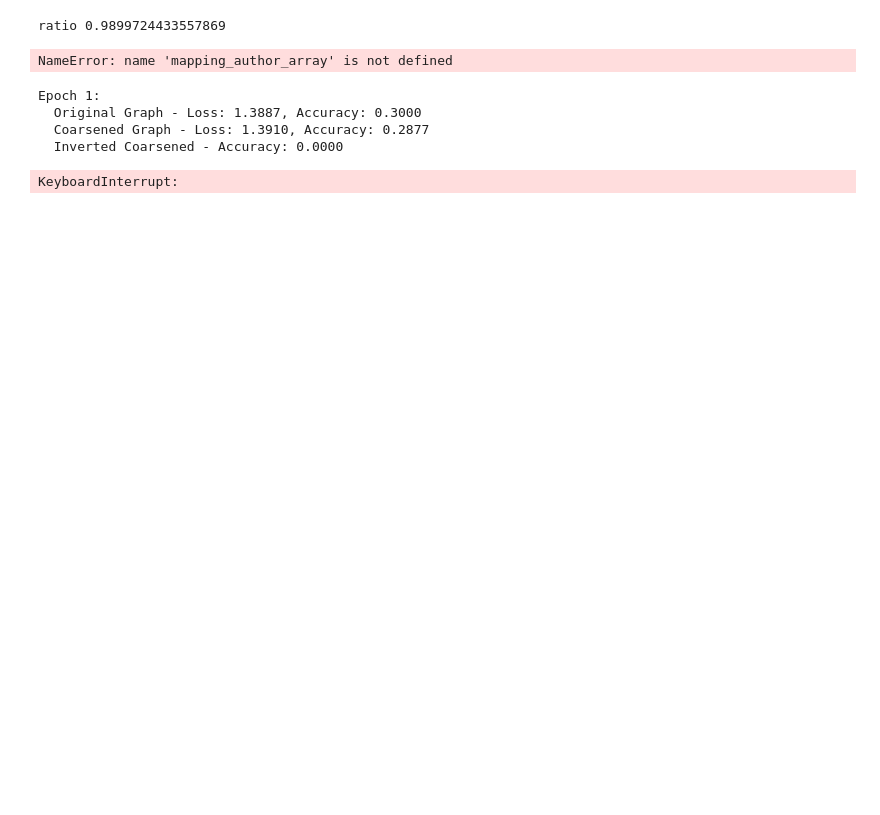
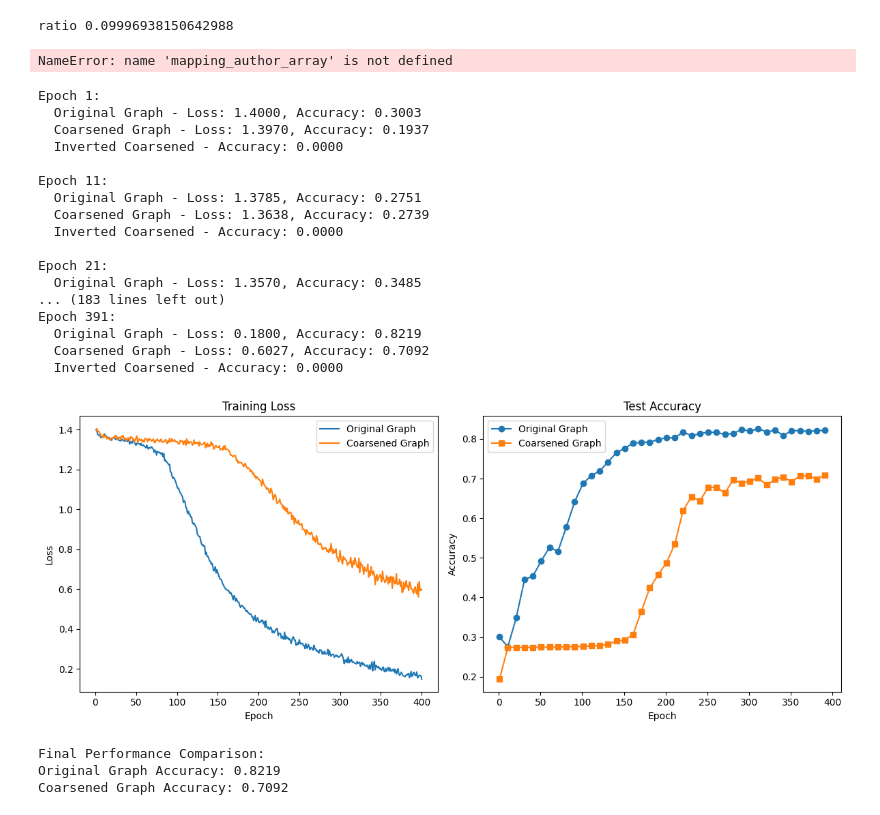
Before and after one commit to Robino-CK/hetero-conv-matching, a Jupyter notebook: tests_dblp copy.ipynb, the cells around one changed output. Saved outputs shown, nothing was run; the diff lists cells and outputs as text; code cells hidden in the pictures; blank space fills up the shorter version.

```diff
--- a/tests_dblp copy.ipynb
+++ b/tests_dblp copy.ipynb
@@ -15,12 +16,11 @@ original_graph = dataset.load_graph(n_components=30)
 # %%
 device= "cuda:3"
-#original_graph = original_graph.to(device)
-num_nearest_init_neighbors_per_type = {"papertoauthor": 10, "authortopaper": 10, "conferencetopaper":10, "papertoconference":10,"papertoterm":10, "termtopaper":10, "author":10 , "paper":10, "conference": 10, "term":20}
-
-coarsener = HeteroRGCNCoarsener(original_graph, 0.1, num_nearest_init_neighbors_per_type, device=device, use_cca=True, pairs_per_level=20,norm_p=1, approx_neigh=True, add_feat=False, use_out_degree=False)
+num_nearest_init_neighbors_per_type = {"papertoauthor": 50, "authortopaper": 50, "conferencetopaper":50, "papertoconference":50,"papertoterm":50, "termtopaper":50, "author":50 , "paper":50, "conference": 50, "term":50}
+from Projections.CCA import CCA
+coarsener = HeteroRGCNCoarsener(original_graph, 0.1, num_nearest_init_neighbors_per_type, use_zscore=False,device=device, cca_cls=CCA, pairs_per_level=20,norm_p=1, approx_neigh=True, add_feat=False, use_out_degree=False)
 
 coarsener.init()
-coarsener.r = 0.5
+#coarsener.r = 0.5
 coarsener.summarize()
 # %% [output]
 authortopaper
@@ -33,7 +44,7 @@ termtopaper
 import torch
 coarsend_graph = coarsener.summarized_graph
 
-coarsend_graph = coarsend_graph.cpu()
+#coarsend_graph = coarsend_graph.cpu()
 mapping = coarsener.get_mapping("author")
 coarsener.make_mask(mapping, "author")
 
@@ -41,7 +52,7 @@ labels = coarsener.get_labels(mapping, "author")
 coarsend_graph.nodes["author"].data["label"] = torch.tensor([labels[i] for i in range(len(labels)) ],  device=coarsend_graph.device) #,
 print("ratio", coarsend_graph.num_nodes()/ original_graph.num_nodes() )
 # %% [output]
-ratio 0.9899724433557869
+ratio 0.09996938150642988
 # %%
 import torch
 import dgl
@@ -92,7 +103,7 @@ def from_dgl_hetero_manual(g: dgl.DGLHeteroGraph) -> HeteroData:
 
     return data
 
-def dgl_to_pyg_input(g, device="cpu"):
+def dgl_to_pyg_input(g, device="cuda:3"):
     # Convert DGL heterograph to PyG's HeteroData
     pyg_data = from_dgl_hetero_manual  (g)
 
@@ -213,8 +224,8 @@ class ImprovedHeteroGNN(torch.nn.Module):
 
         return output_dict
 # %%
-original_data = original_data.to("cpu")
-coarsened_data =coarsened_data.to("cpu")
+original_data = original_data.to("cuda:3")
+coarsened_data =coarsened_data.to("cuda:3")
 # %%
 # Import necessary libraries (if not already imported)
 import torch
@@ -231,16 +242,16 @@ c_metadata=(c_node_types, c_edge_types)
 #coarsened_x_dict.update({"conference": torch.zeros((coarsened_data["conference"]["num_nodes"], 1))})# = 0  #= 0#
 
 #num_classes = len(original_data["author"]["label"].unique())
-device = "cpu"
+device = "cuda:3"
 target_node_type = "author"
 # Your existing model definition
 model_original = ImprovedHeteroGNN(metadata=o_metadata,target_feat=target_node_type, x_dict= original_x_dict ,num_classes= 4, dropout=0.1, hidden_channels=256, with_non_linear= True)
-model_coarsened = ImprovedHeteroGNN(metadata=c_metadata, target_feat=target_node_type,x_dict= coarsened_x_dict,num_classes= 4, dropout=0.1,hidden_channels=256, with_non_linear= True)
+model_coarsened = ImprovedHeteroGNN(metadata=c_metadata, target_feat=target_node_type,x_dict= coarsened_x_dict,num_classes= 4, dropout=0.1,hidden_channels=128, with_non_linear= True)
 model_original = model_original.to(device)
 model_coarsened = model_coarsened.to(device)
 # Optimizers
-optimizer_original = torch.optim.Adam(model_original.parameters(), lr=0.0001) #, weight_decay=5e-4
-optimizer_coarsened = torch.optim.Adam(model_coarsened.parameters(), lr=0.0001) #, weight_decay=5e-4
+optimizer_original = torch.optim.Adam(model_original.parameters(), lr=0.0001, weight_decay=5e-4) #
+optimizer_coarsened = torch.optim.Adam(model_coarsened.parameters(), lr=0.0001, weight_decay=5e-4) #, weight_decay=5e-4
 
 
 # Function to apply inversion mapping from coarsened to original
@@ -350,7 +361,7 @@ results = {
     "coarsened_acc": [],
     "inverted_acc": []
 }
-epochs = 1000
+epochs = 400
 for epoch in range(epochs):
     # Train both models
     original_loss = train_original()
@@ -389,36 +400,52 @@ plt.plot(results["epoch"], results["coarsened_loss"], label="Coarsened Graph")
 plt.xlabel("Epoch")
 plt.ylabel("Loss")
 plt.title("Training Loss")
 plt.legend()
 
 # Plot accuracy
 plt.subplot(1, 2, 2)
 x = [results["epoch"][i] for i in range(0, epochs, 10)]
 plt.plot(x, results["original_acc"], 'o-', label="Original Graph")
 plt.plot(x, results["coarsened_acc"], 's-', label="Coarsened Graph")
 #plt.plot(x, results["inverted_acc"], '^-', label="Inverted Coarsened")
 plt.xlabel("Epoch")
 plt.ylabel("Accuracy")
 plt.title("Test Accuracy")
 plt.legend()
 
 plt.tight_layout()
 plt.show()
 
 # Final comparison
 print("Final Performance Comparison:")
 print(f"Original Graph Accuracy: {results['original_acc'][-1]:.4f}")
 print(f"Coarsened Graph Accuracy: {results['coarsened_acc'][-1]:.4f}")
 #print(f"Inverted Coarsened Accuracy: {results['inverted_acc'][-1]:.4f}")
 
 # Calculate speedup from using coarsened graph
 # (You would need to time the training for a proper comparison)
 # %% [output]
 Epoch 1:
-  Original Graph - Loss: 1.3887, Accuracy: 0.3000
-  Coarsened Graph - Loss: 1.3910, Accuracy: 0.2877
+  Original Graph - Loss: 1.4000, Accuracy: 0.3003
+  Coarsened Graph - Loss: 1.3970, Accuracy: 0.1937
   Inverted Coarsened - Accuracy: 0.0000
+
+Epoch 11:
+  Original Graph - Loss: 1.3785, Accuracy: 0.2751
+  Coarsened Graph - Loss: 1.3638, Accuracy: 0.2739
+  Inverted Coarsened - Accuracy: 0.0000
+
+Epoch 21:
+  Original Graph - Loss: 1.3570, Accuracy: 0.3485
+... (183 lines left out)
+Epoch 391:
+  Original Graph - Loss: 0.1800, Accuracy: 0.8219
+  Coarsened Graph - Loss: 0.6027, Accuracy: 0.7092
+  Inverted Coarsened - Accuracy: 0.0000
+[figure, added]
-KeyboardInterrupt:
+Final Performance Comparison:
+Original Graph Accuracy: 0.8219
+Coarsened Graph Accuracy: 0.7092
 # %%
 src_all_orig = original_graph.edges(etype="authortopaper")[0]
 dst_all_orig = original_graph.edges(etype="authortopaper")[1]
```
Also changed, not shown: parts of 2 cells of this notebook, 2 other files.
